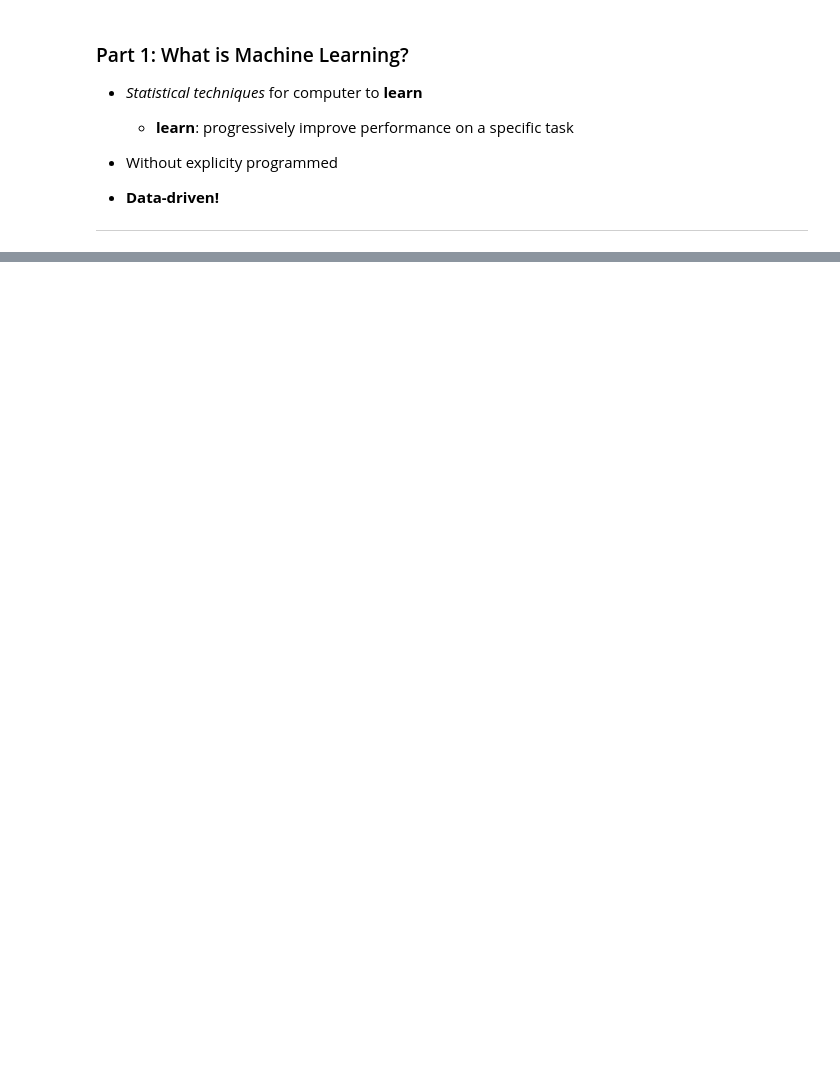
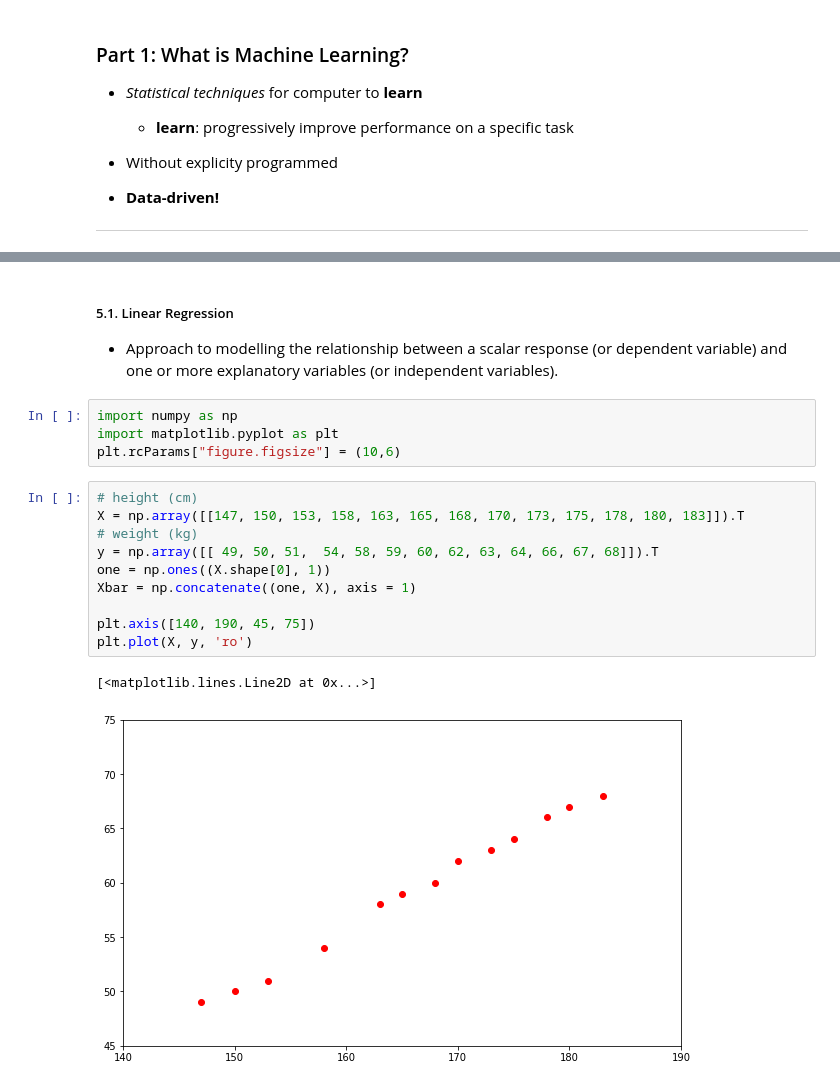
Before and after one commit to ldtanh/feSharingOct28, a Jupyter notebook: frontend-sharing-Oct28.ipynb, the cells around one changed output, grey strips where cells are left out. Cells and saved outputs as stored; diff of their text form; blank space fills up the shorter version.

```diff
--- a/frontend-sharing-Oct28.ipynb
+++ b/frontend-sharing-Oct28.ipynb
@@ -93,0 +106,21 @@
+# %% [markdown]
+##### 5.1. Linear Regression
+
+* Approach to modelling the relationship between a scalar response (or dependent variable) and one or more explanatory variables (or independent variables).
+# %%
+import numpy as np
+import matplotlib.pyplot as plt
+plt.rcParams["figure.figsize"] = (10,6)
+# %%
+# height (cm)
+X = np.array([[147, 150, 153, 158, 163, 165, 168, 170, 173, 175, 178, 180, 183]]).T
+# weight (kg)
+y = np.array([[ 49, 50, 51,  54, 58, 59, 60, 62, 63, 64, 66, 67, 68]]).T
+one = np.ones((X.shape[0], 1))
+Xbar = np.concatenate((one, X), axis = 1)
+
+plt.axis([140, 190, 45, 75])
+plt.plot(X, y, 'ro')
+# %% [output]
+[<matplotlib.lines.Line2D at 0x...>]
+[figure, added]
```
Also changed, not shown: parts of 25 cells of this notebook, 17 other files.
